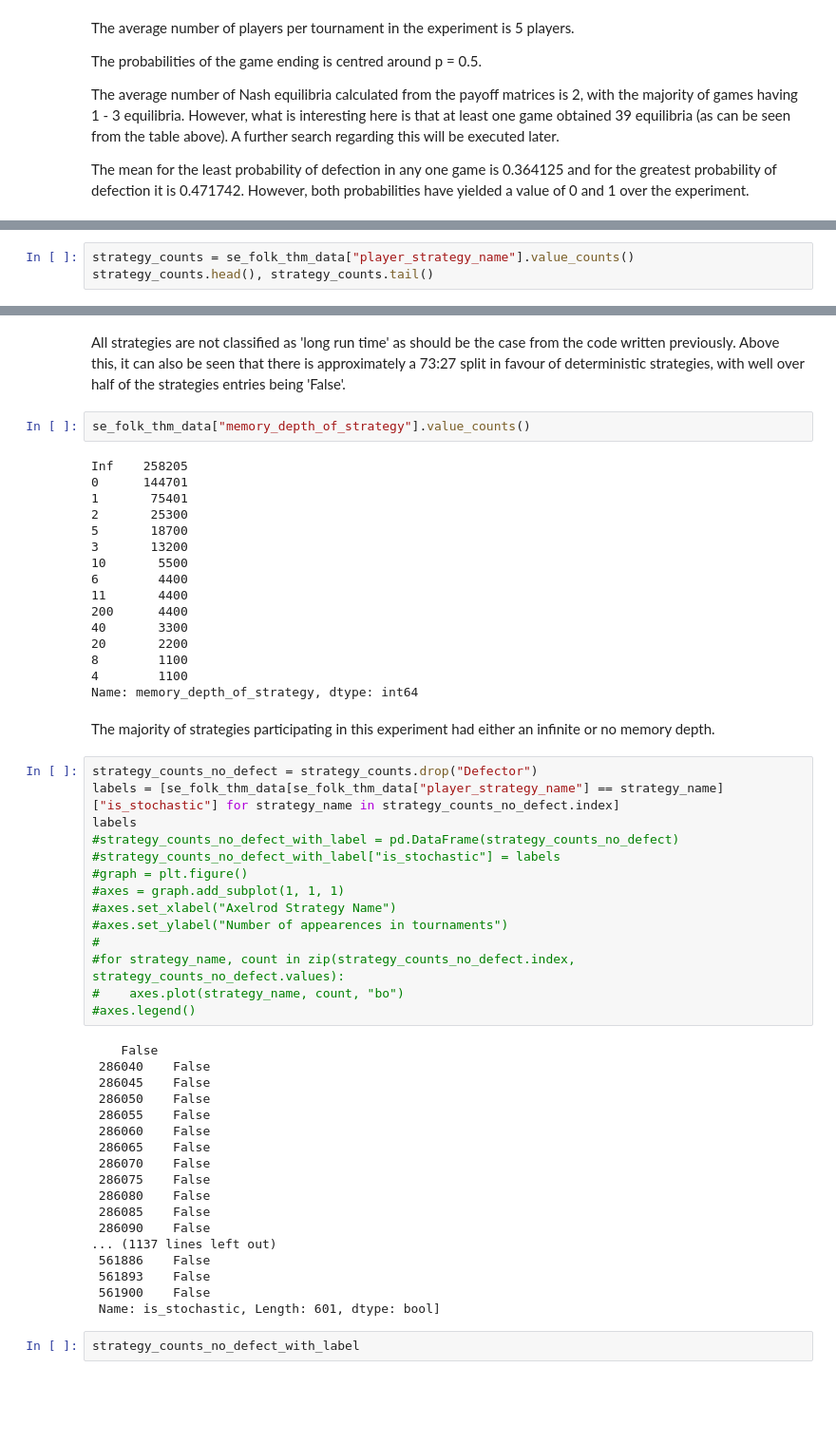
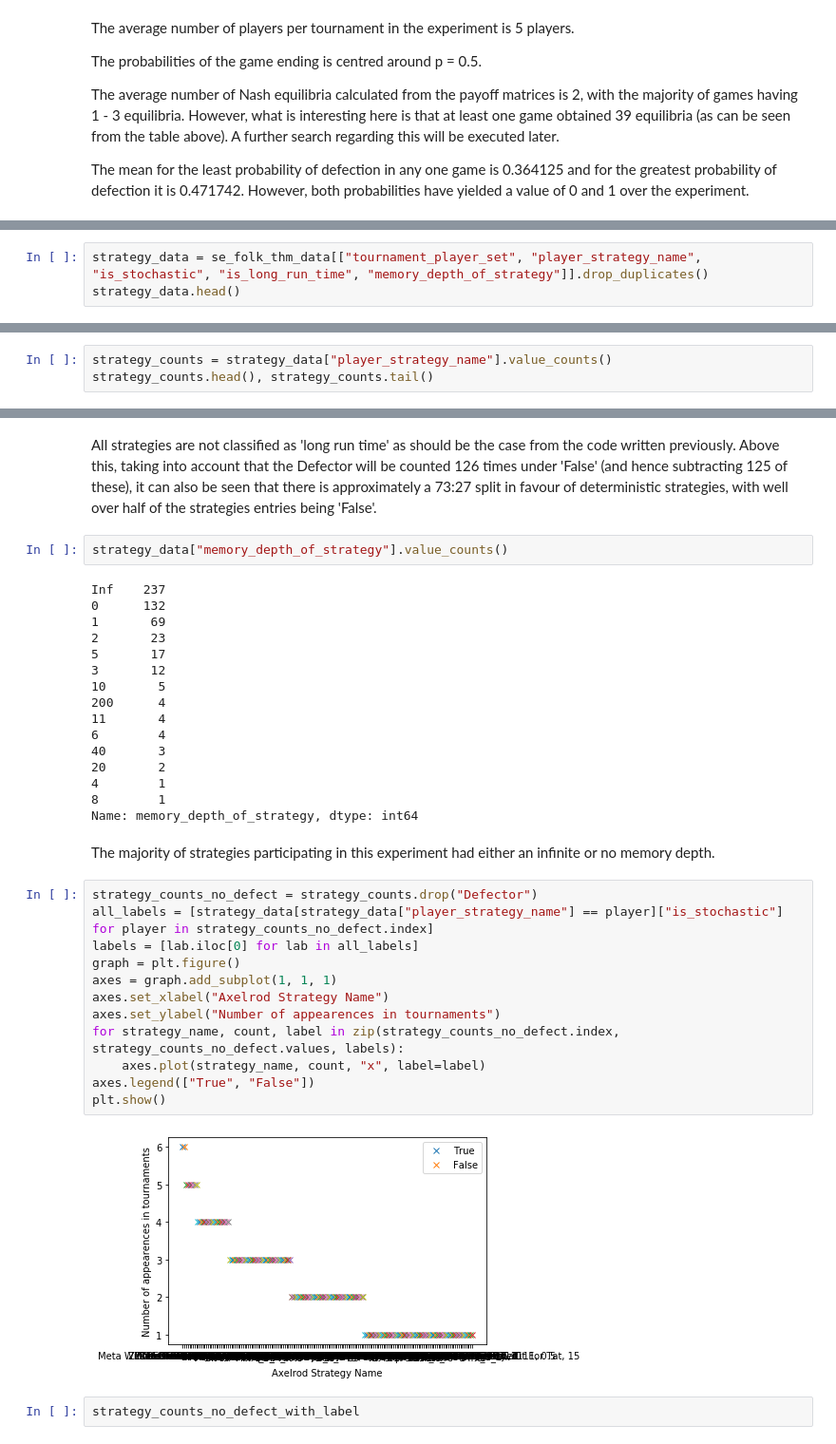
Before and after one commit to shapperzsm/final-project, a Jupyter notebook: src/analysing-the-data/initial-analysis.ipynb, the cells around one changed output, grey strips where cells are left out. Shown: that part at 95% size. Saved outputs shown, nothing was run; the diff lists cells and outputs as text; blank space fills up the shorter version.

```diff
--- a/src/analysing-the-data/initial-analysis.ipynb
+++ b/src/analysing-the-data/initial-analysis.ipynb
@@ -50,0 +53,3 @@ The mean for the least probability of defection in any one game is 0.364125 and
+# %%
+strategy_data = se_folk_thm_data[["tournament_player_set", "player_strategy_name", "is_stochastic", "is_long_run_time", "memory_depth_of_strategy"]].drop_duplicates()
+strategy_data.head()
@@ -51,4 +63,4 @@ The mean for the least probability of defection in any one game is 0.364125 and
 # %%
-strategy_counts = se_folk_thm_data["player_strategy_name"].value_counts()
+strategy_counts = strategy_data["player_strategy_name"].value_counts()
 strategy_counts.head(), strategy_counts.tail()
 # %% [output]
@@ -78,58 +95,40 @@ False    561907
 Name: is_long_run_time, dtype: int64
 # %% [markdown]
-All strategies are not classified as 'long run time' as should be the case from the code written previously. Above this, it can also be seen that there is approximately a 73:27 split in favour of deterministic strategies, with well over half of the strategies entries being 'False'.
+All strategies are not classified as 'long run time' as should be the case from the code written previously. Above this, taking into account that the Defector will be counted 126 times under 'False' (and hence subtracting 125 of these), it can also be seen that there is approximately a 73:27 split in favour of deterministic strategies, with well over half of the strategies entries being 'False'.
 # %%
-se_folk_thm_data["memory_depth_of_strategy"].value_counts()
+strategy_data["memory_depth_of_strategy"].value_counts()
 # %% [output]
-Inf    258205
-0      144701
-1       75401
-2       25300
-5       18700
-3       13200
-10       5500
-6        4400
-11       4400
-200      4400
-40       3300
-20       2200
-8        1100
-4        1100
+Inf    237
+0      132
+1       69
+2       23
+5       17
+3       12
+10       5
+200      4
+11       4
+6        4
+40       3
+20       2
+4        1
+8        1
 Name: memory_depth_of_strategy, dtype: int64
 # %% [markdown]
 The majority of strategies participating in this experiment had either an infinite or no memory depth.
 # %%
 strategy_counts_no_defect = strategy_counts.drop("Defector")
-labels = [se_folk_thm_data[se_folk_thm_data["player_strategy_name"] == strategy_name]["is_stochastic"] for strategy_name in strategy_counts_no_defect.index]
-labels
-#strategy_counts_no_defect_with_label = pd.DataFrame(strategy_counts_no_defect)
-#strategy_counts_no_defect_with_label["is_stochastic"] = labels
-#graph = plt.figure()
-#axes = graph.add_subplot(1, 1, 1)
-#axes.set_xlabel("Axelrod Strategy Name")
-#axes.set_ylabel("Number of appearences in tournaments")
-#
-#for strategy_name, count in zip(strategy_counts_no_defect.index, strategy_counts_no_defect.values):
-#    axes.plot(strategy_name, count, "bo")
-#axes.legend()
+all_labels = [strategy_data[strategy_data["player_strategy_name"] == player]["is_stochastic"] for player in strategy_counts_no_defect.index]
+labels = [lab.iloc[0] for lab in all_labels]
+graph = plt.figure()
+axes = graph.add_subplot(1, 1, 1)
+axes.set_xlabel("Axelrod Strategy Name")
+axes.set_ylabel("Number of appearences in tournaments")
+for strategy_name, count, label in zip(strategy_counts_no_defect.index, strategy_counts_no_defect.values, labels):
+    axes.plot(strategy_name, count, "x", label=label)
+axes.legend(["True", "False"])
+plt.show()
 # %% [output]
-    False
- 286040    False
- 286045    False
- 286050    False
- 286055    False
- 286060    False
- 286065    False
- 286070    False
- 286075    False
- 286080    False
- 286085    False
- 286090    False
-... (1137 lines left out)
- 561886    False
- 561893    False
- 561900    False
- Name: is_stochastic, Length: 601, dtype: bool]
+[figure, added]
 # %%
 strategy_counts_no_defect_with_label
 # %% [output]
```
Also changed, not shown: parts of 8 cells of this notebook.
